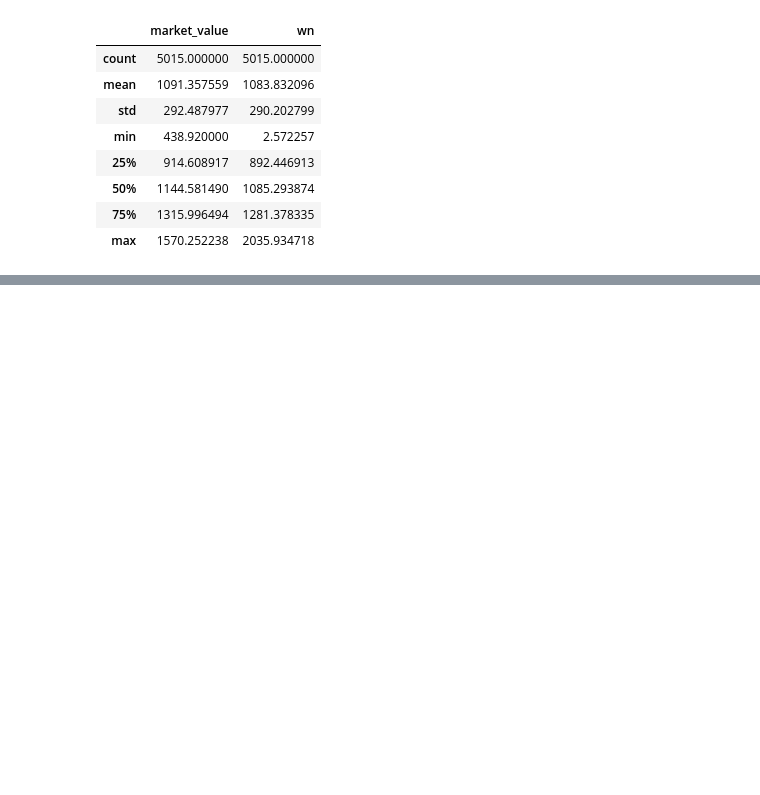
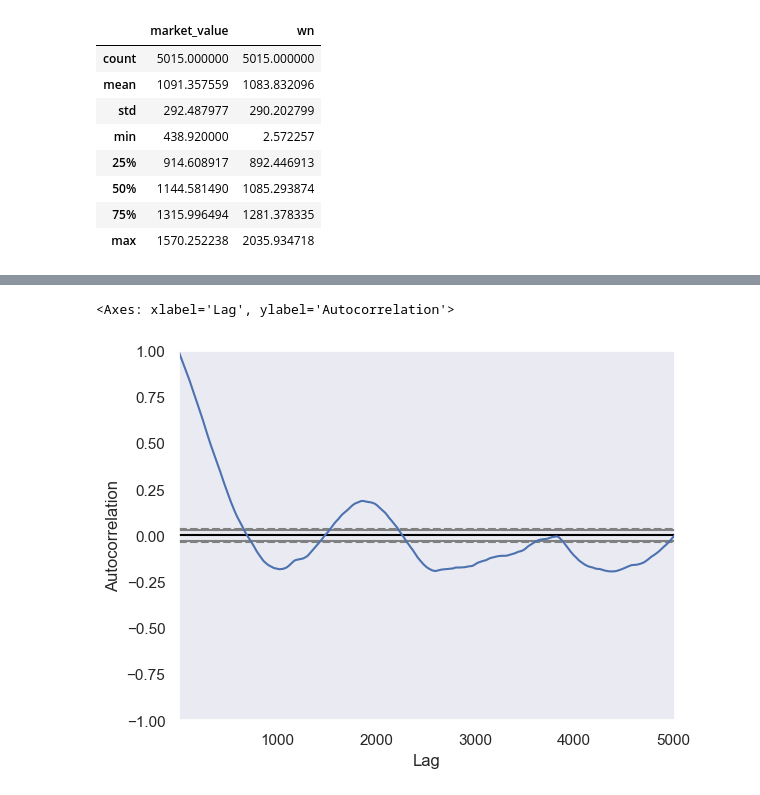
Before and after one commit to Yanasants/time_series, a Jupyter notebook: time_series_2.ipynb, the cells around one changed output, grey strips where cells are left out. Cells and saved outputs as stored; diff of their text form; code cells hidden in the pictures; blank space fills up the shorter version.

```diff
--- a/time_series_2.ipynb
+++ b/time_series_2.ipynb
@@ -99,0 +104,5 @@ from pandas.plotting import autocorrelation_plot
+# %%
+autocorrelation_plot(df["market_value"])
+# %% [output]
+<Axes: xlabel='Lag', ylabel='Autocorrelation'>
+[figure, added]
```
Also changed, not shown: parts of 5 cells of this notebook.
